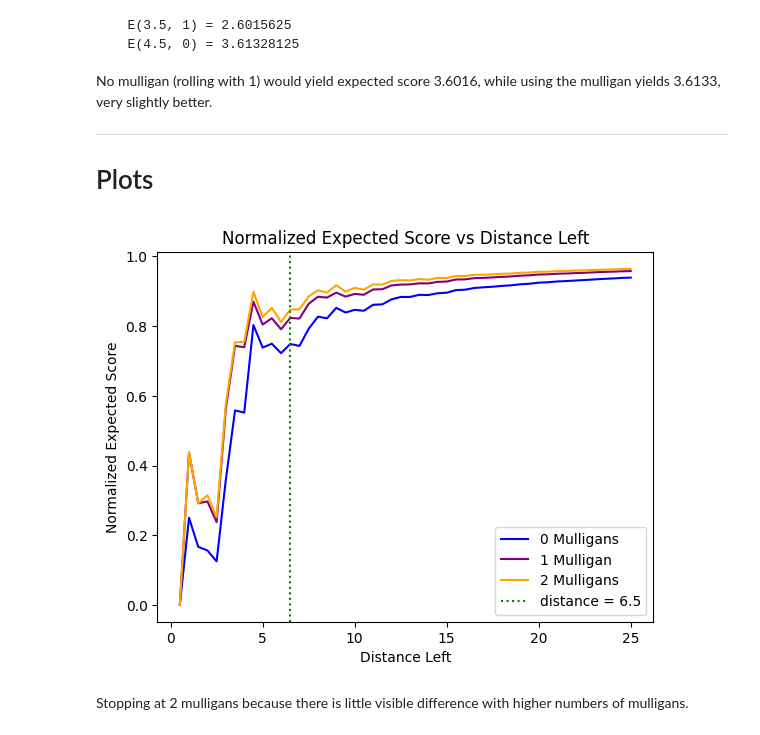
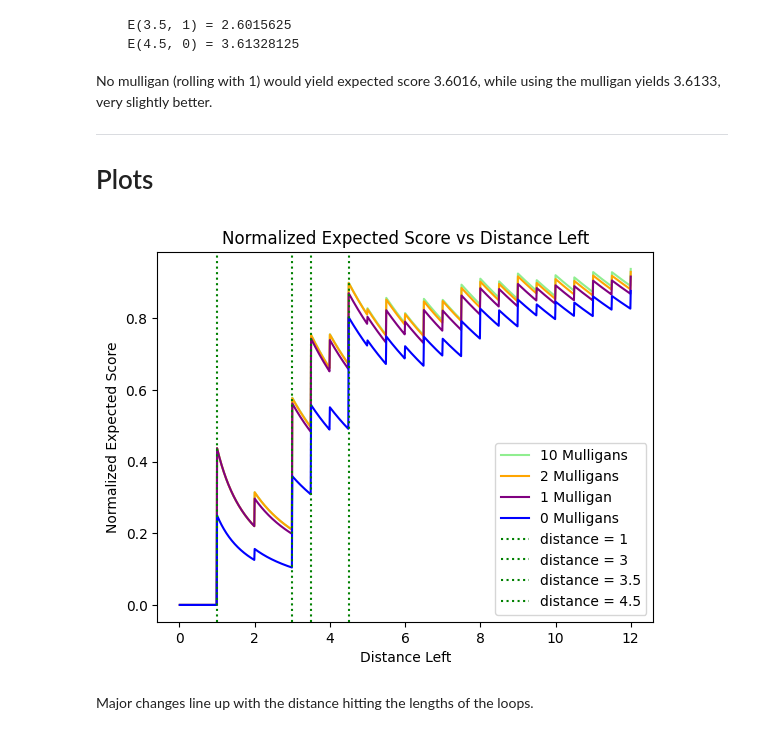
Before and after one commit to sgauria/Fiddler, a Jupyter notebook: Fiddler_2025_08_22.ipynb, the cells around one changed output. Drawn from its saved outputs; the diff is of its cells as text; code cells hidden in the pictures.

```diff
--- a/Fiddler_2025_08_22.ipynb
+++ b/Fiddler_2025_08_22.ipynb
@@ -147,24 +147,26 @@ For example, the situation where loop 1 is picked with distance 4.5 left:
 # %%
 import matplotlib.pyplot as plt
 
-x = [j*0.5 for j in range(1,51)]
+x = [j*0.01 for j in range(1,12*100+1)]
 y_0 = [F(i, info=False)/i for i in x]
 y_1 = [E(i, 1, info=False)/i for i in x]
 y_2 = [E(i, 2, info=False)/i for i in x]
-#y_3 = [E(i, 3, info=False)/i for i in x]
+y_10 = [E(i, 10, info=False)/i for i in x]
 
+plt.plot(x, y_10, label='10 Mulligans', color='lightgreen')
+plt.plot(x, y_2, label='2 Mulligans', color='orange')
+plt.plot(x, y_1, label='1 Mulligan', color='purple')
 plt.plot(x, y_0, label='0 Mulligans', color='blue')
-plt.plot(x, y_1, label='1 Mulligan', color='purple')
-plt.plot(x, y_2, label='2 Mulligans', color='orange')
-#plt.plot(x, y_3, label='3 Mulligans', color='yellow')
-plt.axvline(x=6.5, color='g', linestyle=':', label="distance = 6.5")
+
+for loop in loops:
+    plt.axvline(x=loop, color='g', linestyle=':', label=f"distance = {loop}")
+
 plt.xlabel('Distance Left')
 plt.ylabel('Normalized Expected Score')
 plt.title('Normalized Expected Score vs Distance Left')
 plt.legend()
-#plt.grid()
 plt.show()
 # %% [output]
-[figure, old version]
+[figure, new version]
 # %% [markdown]
-Stopping at 2 mulligans because there is little visible difference with higher numbers of mulligans.
+Major changes line up with the distance hitting the lengths of the loops.
```
